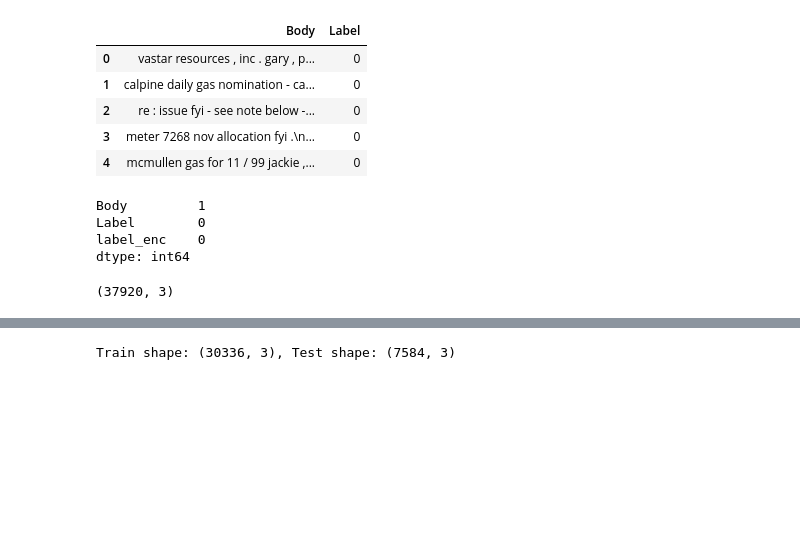
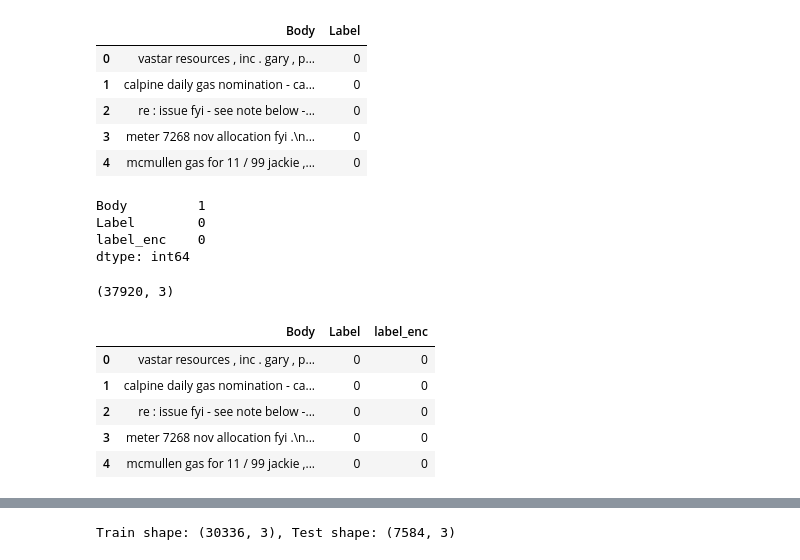
Before and after one commit to isfar12/70-Days-70-Project, a Jupyter notebook: Spam Email Classification/notebook.ipynb, the cells around one changed output, grey strips where cells are left out. Saved outputs shown, nothing was run; the diff lists cells and outputs as text; code cells hidden in the pictures; blank space fills up the shorter version.

```diff
--- a/Spam Email Classification/notebook.ipynb
+++ b/Spam Email Classification/notebook.ipynb
@@ -123,3 +123,12 @@ from sklearn.preprocessing import LabelEncoder
 
 label_encoder = LabelEncoder()
 full_dataset["label_enc"] = label_encoder.fit_transform(full_dataset["Label"])
+# %%
+full_dataset.head()
+# %% [output]
+|  | Body | Label | label_enc |
+| 0 | vastar resources , inc . gary , p... | 0 | 0 |
+| 1 | calpine daily gas nomination - ca... | 0 | 0 |
+| 2 | re : issue fyi - see note below -... | 0 | 0 |
+| 3 | meter 7268 nov allocation fyi .\n... | 0 | 0 |
+| 4 | mcmullen gas for 11 / 99 jackie ,... | 0 | 0 |
```
Also changed, not shown: parts of 6 cells of this notebook.
